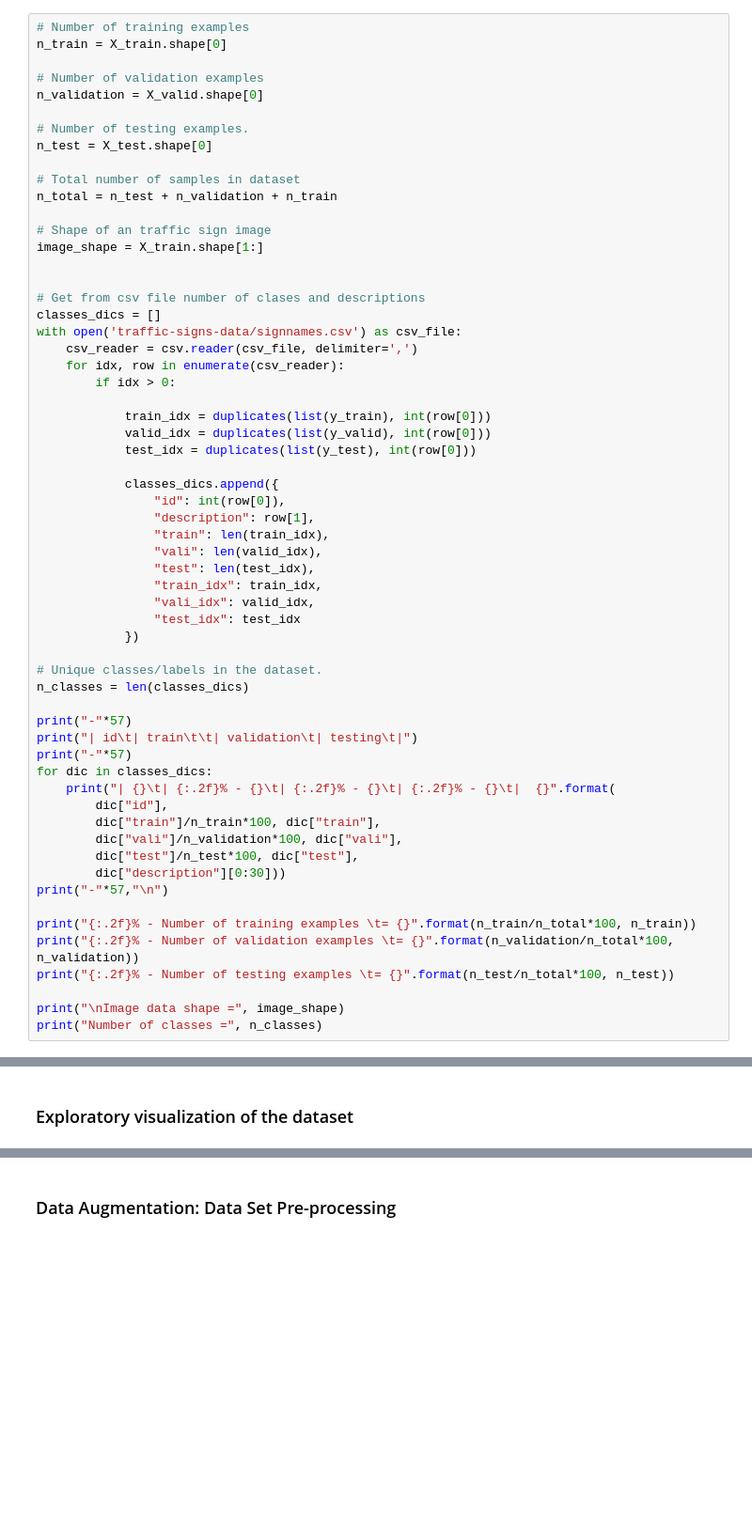
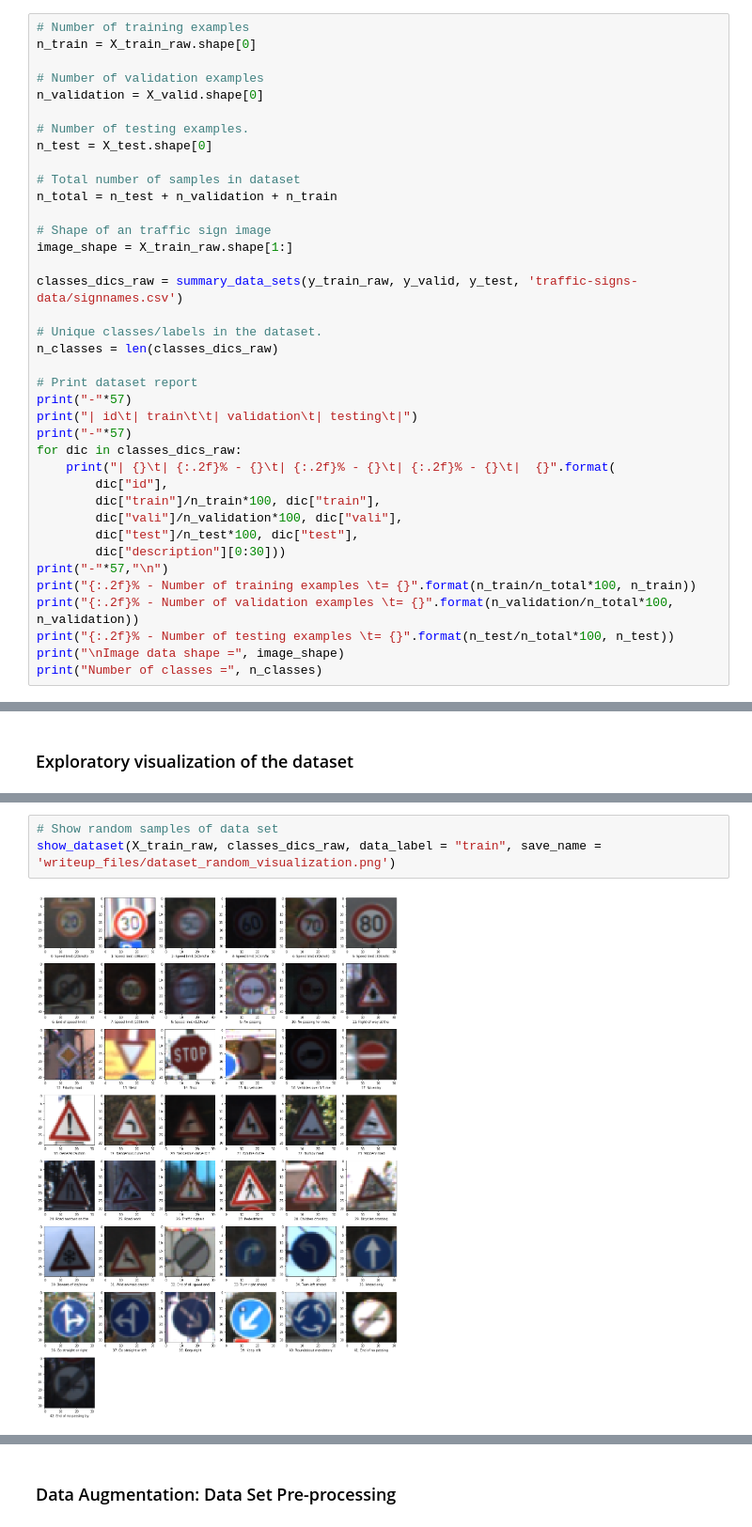
Before and after one commit to JohnBetaCode/CarND-P3-Traffic_Sign_Classifier, a Jupyter notebook: Traffic_Sign_Classifier.ipynb, the cells around one changed output, grey strips where cells are left out. Shown at 94% size. Saved outputs shown, nothing was run; the diff lists cells and outputs as text; blank space fills up the shorter version.

```diff
--- a/Traffic_Sign_Classifier.ipynb
+++ b/Traffic_Sign_Classifier.ipynb
@@ -100,7 +55,7 @@ X_test, y_test = shuffle(X_test, y_test)
 ### Basic Summary of the Data Set
 # %%
 # Number of training examples
-n_train = X_train.shape[0]
+n_train = X_train_raw.shape[0]
 
 # Number of validation examples
 n_validation = X_valid.shape[0]
@@ -112,38 +67,18 @@ n_test = X_test.shape[0]
 n_total = n_test + n_validation + n_train
 
 # Shape of an traffic sign image
-image_shape = X_train.shape[1:]
+image_shape = X_train_raw.shape[1:]
 
-
-# Get from csv file number of clases and descriptions
-classes_dics = []
-with open('traffic-signs-data/signnames.csv') as csv_file:
-    csv_reader = csv.reader(csv_file, delimiter=',')
-    for idx, row in enumerate(csv_reader):
-        if idx > 0:
-
-            train_idx = duplicates(list(y_train), int(row[0]))
-            valid_idx = duplicates(list(y_valid), int(row[0]))
-            test_idx = duplicates(list(y_test), int(row[0]))
-
-            classes_dics.append({
-                "id": int(row[0]),
-                "description": row[1],
-                "train": len(train_idx),
-                "vali": len(valid_idx),
-                "test": len(test_idx),
-                "train_idx": train_idx,
-                "vali_idx": valid_idx,
-                "test_idx": test_idx
-            })
+classes_dics_raw = summary_data_sets(y_train_raw, y_valid, y_test, 'traffic-signs-data/signnames.csv')
 
 # Unique classes/labels in the dataset.
-n_classes = len(classes_dics)
+n_classes = len(classes_dics_raw)
 
+# Print dataset report
 print("-"*57)
 print("| id\t| train\t\t| validation\t| testing\t|")
 print("-"*57)
-for dic in classes_dics:
+for dic in classes_dics_raw:
     print("| {}\t| {:.2f}% - {}\t| {:.2f}% - {}\t| {:.2f}% - {}\t|  {}".format(
         dic["id"],
         dic["train"]/n_train*100, dic["train"],
@@ -151,11 +86,9 @@ for dic in classes_dics:
         dic["test"]/n_test*100, dic["test"],
         dic["description"][0:30]))
 print("-"*57,"\n")
-
 print("{:.2f}% - Number of training examples \t= {}".format(n_train/n_total*100, n_train))
 print("{:.2f}% - Number of validation examples \t= {}".format(n_validation/n_total*100, n_validation))
 print("{:.2f}% - Number of testing examples \t= {}".format(n_test/n_total*100, n_test))
-
 print("\nImage data shape =", image_shape)
 print("Number of classes =", n_classes)
 # %% [output]
@@ -195,2 +114,7 @@ plt.show()
+# %%
+# Show random samples of data set
+show_dataset(X_train_raw, classes_dics_raw, data_label = "train", save_name = 'writeup_files/dataset_random_visualization.png')
+# %% [output]
+[figure, added]
 # %%
 # Get the total of samples for each class for validation, training and test data sets
```
Also changed, not shown: parts of 16 cells of this notebook, 15 other files.
